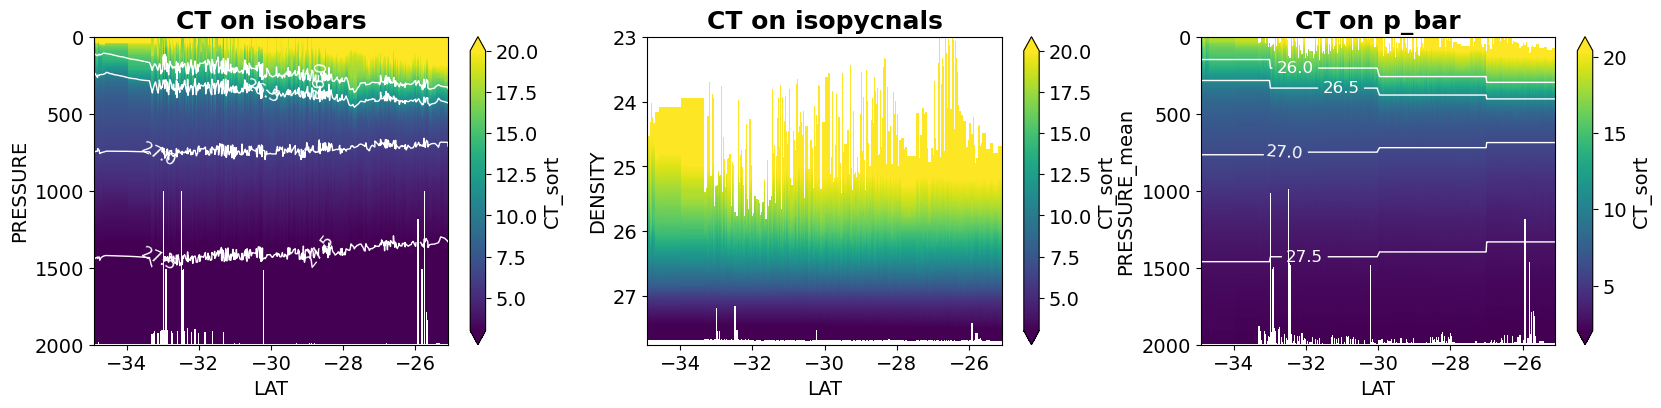
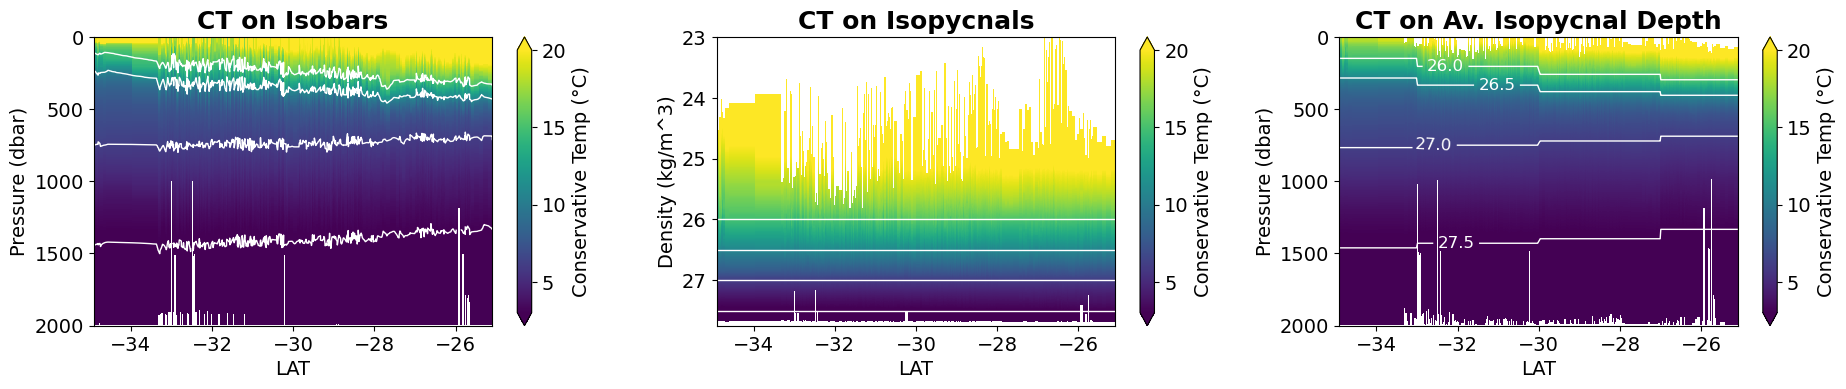
The notebook cell's code change between the first figure and the second:
--- before
+++ after
@@ -1,32 +1,34 @@
-plt.figure(figsize=(20,4))
+plt.figure(figsize=(22.5,3.75))
 levels = [26,26.5,27,27.5]
 x = 'LAT'
 
 plt.subplot(131)
-section_p.CT_sort.plot(x=x,y='PRESSURE',vmin=3,vmax=20)
+section_p.CT_sort.plot(x=x,y='PRESSURE',vmin=3,vmax=20, cbar_kwargs={'label': 'Conservative Temp (°C)'})
 X, Y = np.meshgrid(section_p.LAT.values, section_p.PRESSURE.values)
 contours1 = plt.contour(X, Y, section_p.SIG0_sort.values.T, levels=levels, colors='white', linewidths=1)
-plt.clabel(contours1, inline=True, fontsize=12, fmt="%.1f")
+#plt.clabel(contours1, inline=True, fontsize=12, fmt="%.1f")
 plt.gca().invert_yaxis()
-#plt.ylim(1800,100)
-plt.title('CT on isobars')
+plt.ylabel('Pressure (dbar)')
+plt.title('CT on Isobars')
 
 plt.subplot(132)
-section_r.CT_sort.plot(x=x, y='DENSITY',vmin=3,vmax=20)
-#X, Y = np.meshgrid(section_r.LAT.values, section_r.DENSITY.values)
-#contours2 = plt.contour(X, Y, section_r.DENSITY.values.T, levels=levels, colors='white', linewidths=1)
-#plt.clabel(contours2, inline=True, fontsize=12, fmt="%.1f")
+section_r.CT_sort.plot(x=x, y='DENSITY',vmin=3,vmax=20, cbar_kwargs={'label': 'Conservative Temp (°C)'})
+plt.axhline(levels[0], color='white', linewidth=1)
+plt.axhline(levels[1], color='white', linewidth=1)
+plt.axhline(levels[2], color='white', linewidth=1)
+plt.axhline(levels[3], color='white', linewidth=1)
 plt.gca().invert_yaxis()
 plt.ylim(27.75,23)
-plt.title('CT on isopycnals')
+plt.ylabel('Density (kg/m^3)')
+plt.title('CT on Isopycnals')
 
 plt.subplot(133)
-section_pbar.CT_sort.plot(x=x, y='PRESSURE_mean',robust=True)
+section_pbar.CT_sort.plot(x=x, y='PRESSURE_mean',vmin=3,vmax=20, cbar_kwargs={'label': 'Conservative Temp (°C)'})
 X, Y = np.meshgrid(section_pbar.LAT.values, section_pbar.PRESSURE_mean.values)
 contours3 = plt.contour(X, Y, section_pbar.DENSITY.values.T, levels=levels, colors='white', linewidths=1)
 plt.clabel(contours3, inline=True, fontsize=12, fmt="%.1f")
 plt.gca().invert_yaxis()
-#plt.ylim(1800,100)
-plt.title('CT on p_bar')
+plt.ylabel('Pressure (dbar)')
+plt.title('CT on Av. Isopycnal Depth')
 
 plt.subplots_adjust(wspace=0.25)

Commit: housekeeping